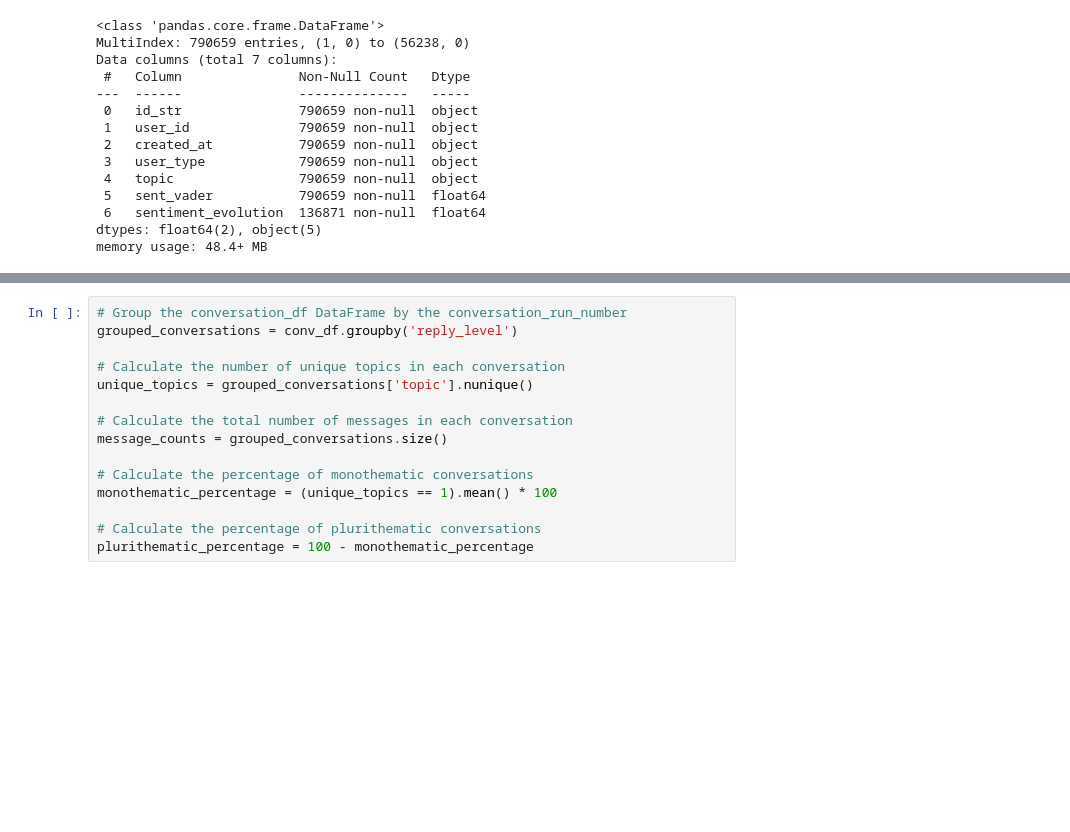
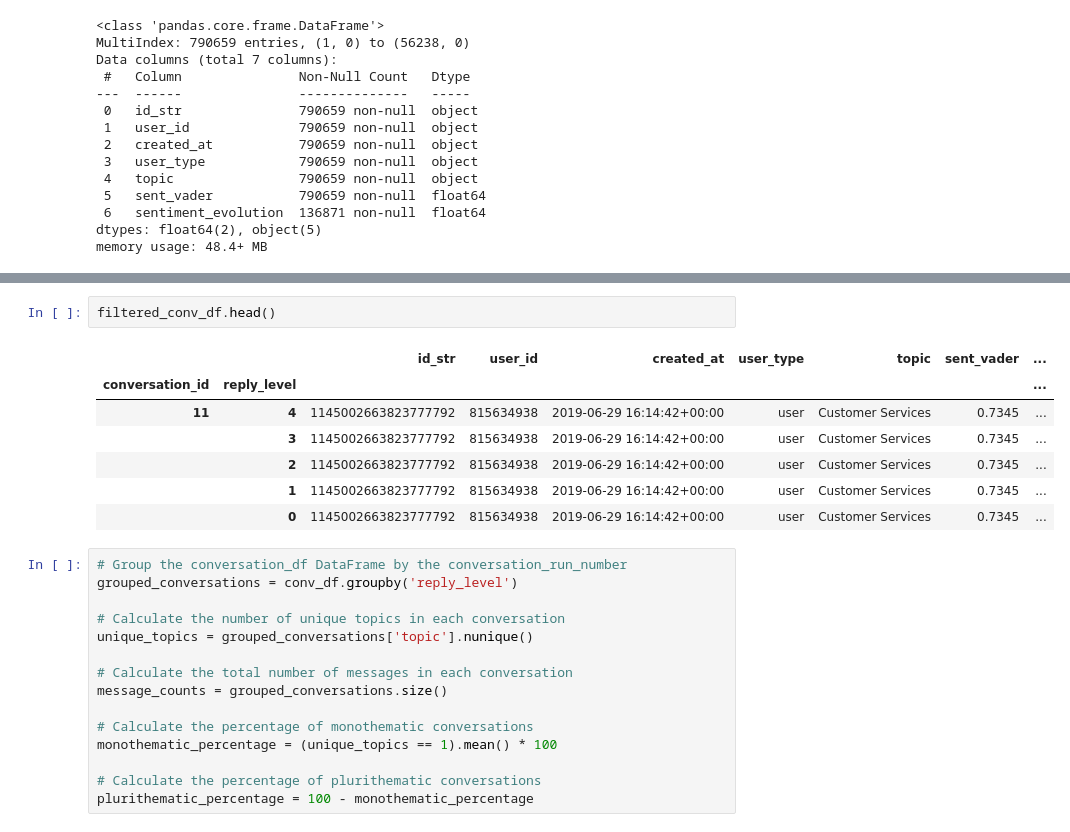
Before and after one commit to vdattwani2005/DBL-Challenge-JBG000-Final, a Jupyter notebook: Visualisations/Topic_exploration_demo_expo.ipynb, the cells around one changed output, grey strips where cells are left out. Drawn from its saved outputs; the diff is of its cells as text; blank space fills up the shorter version.

```diff
--- a/Visualisations/Topic_exploration_demo_expo.ipynb
+++ b/Visualisations/Topic_exploration_demo_expo.ipynb
@@ -138,3 +144,13 @@ sliced_conv_df = conv_df.loc[start_date:end_date]
+# %%
+filtered_conv_df.head()
+# %% [output]
+|  |  | id_str | user_id | created_at | user_type | topic | sent_vader | ... |
+| conversation_id | reply_level |  |  |  |  |  |  | ... |
+| 11 | 4 | 1145002663823777792 | 815634938 | 2019-06-29 16:14:42+00:00 | user | Customer Services | 0.7345 | ... |
+|  | 3 | 1145002663823777792 | 815634938 | 2019-06-29 16:14:42+00:00 | user | Customer Services | 0.7345 | ... |
+|  | 2 | 1145002663823777792 | 815634938 | 2019-06-29 16:14:42+00:00 | user | Customer Services | 0.7345 | ... |
+|  | 1 | 1145002663823777792 | 815634938 | 2019-06-29 16:14:42+00:00 | user | Customer Services | 0.7345 | ... |
+|  | 0 | 1145002663823777792 | 815634938 | 2019-06-29 16:14:42+00:00 | user | Customer Services | 0.7345 | ... |
 # %%
 # Group the conversation_df DataFrame by the conversation_run_number
 grouped_conversations = conv_df.groupby('reply_level')
```
Also changed, not shown: parts of 9 cells of this notebook.
